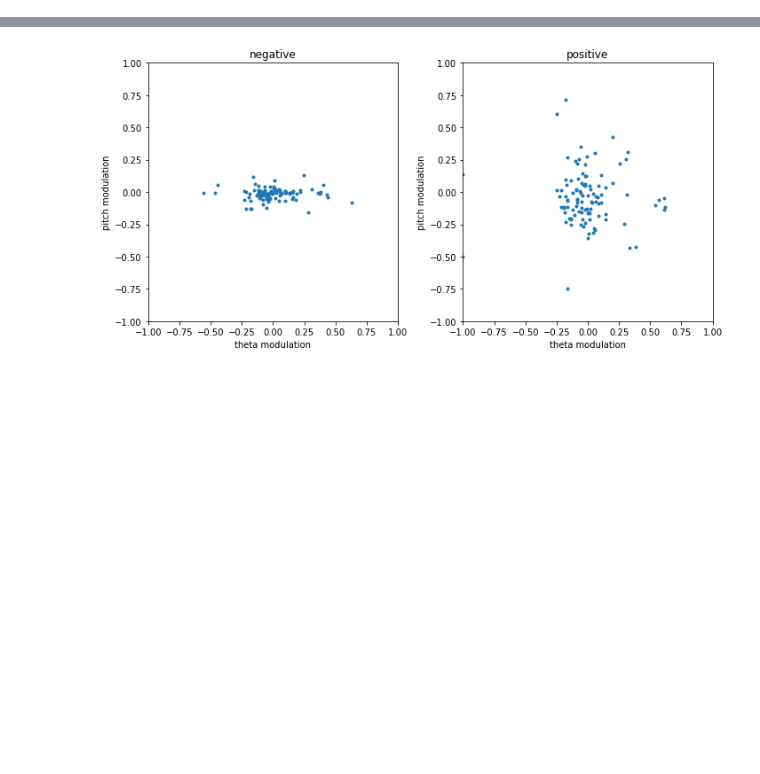
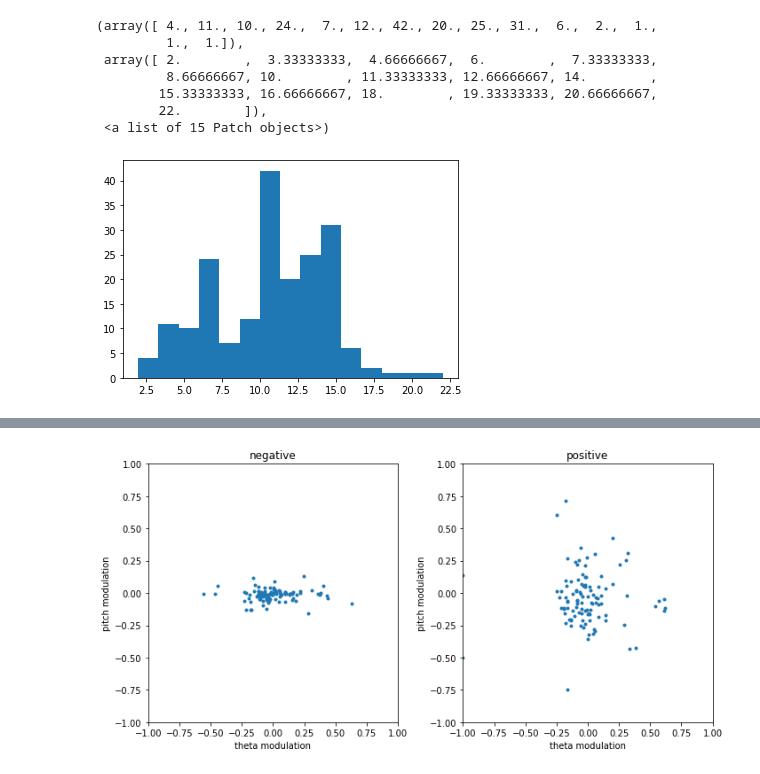
Before and after one commit to nielllab/FreelyMovingEphys, a Jupyter notebook: testing/population_analysis.ipynb, the cells around one changed output, grey strips where cells are left out. Cells and saved outputs as stored; diff of their text form; code cells hidden in the pictures; blank space fills up the shorter version.

```diff
--- a/testing/population_analysis.ipynb
+++ b/testing/population_analysis.ipynb
@@ -29,0 +58,11 @@ list(df.columns.values)
+# %%
+plt.hist(df1['waveform_trough_width'],bins=15)
+# %% [output]
+(array([ 4., 11., 10., 24.,  7., 12., 42., 20., 25., 31.,  6.,  2.,  1.,
+         1.,  1.]),
+ array([ 2.        ,  3.33333333,  4.66666667,  6.        ,  7.33333333,
+         8.66666667, 10.        , 11.33333333, 12.66666667, 14.        ,
+        15.33333333, 16.66666667, 18.        , 19.33333333, 20.66666667,
+        22.        ]),
+ <a list of 15 Patch objects>)
+[figure, added]
```
Also changed, not shown: parts of 9 cells of this notebook, 4 other files.
